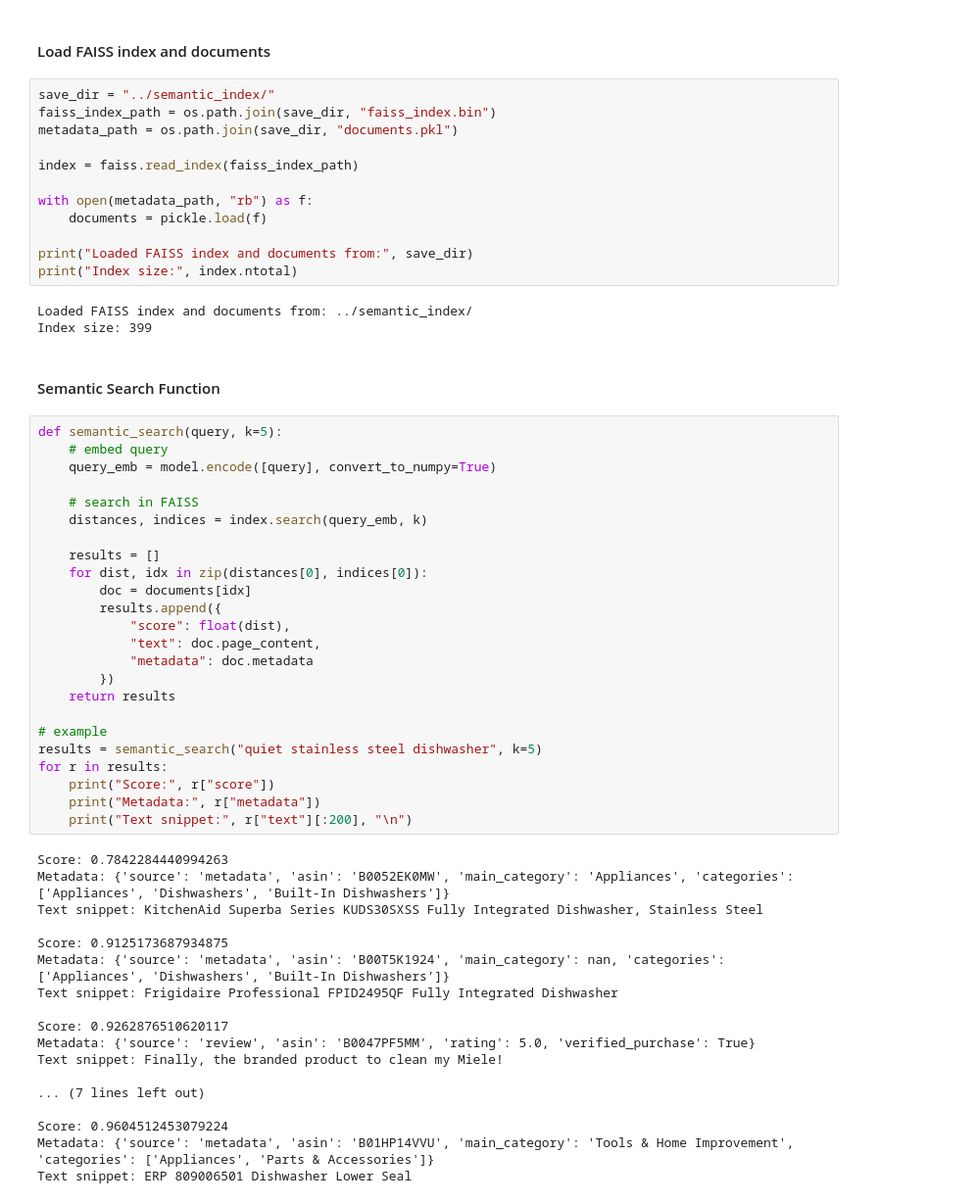
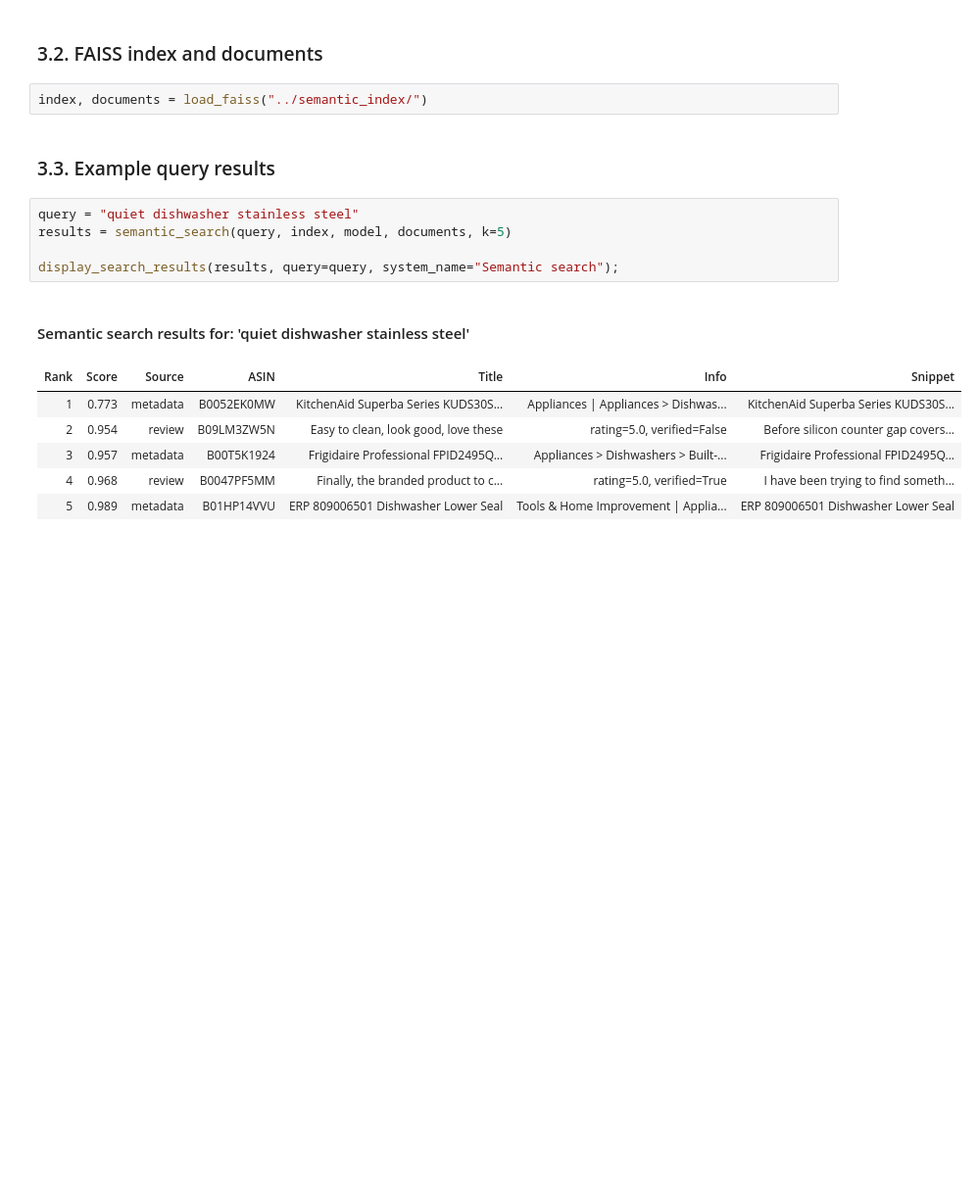
Before and after one commit to UBC-MDS/DSCI_575_project_yuhengo_mkcchoy, a Jupyter notebook: notebooks/milestone1_exploration.ipynb, the cells around one changed output. Shown at 98% size. Saved outputs shown, nothing was run; the diff lists cells and outputs as text; blank space fills up the shorter version.

Commit message:
Update notebook before evaluation

```diff
--- a/notebooks/milestone1_exploration.ipynb
+++ b/notebooks/milestone1_exploration.ipynb
@@ -338,61 +280,19 @@ Saved FAISS index and documents to: ../semantic_index/
 # %% [markdown]
-#### Load FAISS index and documents
+### 3.2. FAISS index and documents
 # %%
-save_dir = "../semantic_index/"
-faiss_index_path = os.path.join(save_dir, "faiss_index.bin")
-metadata_path = os.path.join(save_dir, "documents.pkl")
-
-index = faiss.read_index(faiss_index_path)
-
-with open(metadata_path, "rb") as f:
-    documents = pickle.load(f)
-
-print("Loaded FAISS index and documents from:", save_dir)
-print("Index size:", index.ntotal)
+index, documents = load_faiss("../semantic_index/")
-# %% [output]
-Loaded FAISS index and documents from: ../semantic_index/
-Index size: 399
-# %% [markdown]
-#### Semantic Search Function
+# %% [markdown]
+### 3.3. Example query results
 # %%
-def semantic_search(query, k=5):
-    # embed query
-    query_emb = model.encode([query], convert_to_numpy=True)
+query = "quiet dishwasher stainless steel"
+results = semantic_search(query, index, model, documents, k=5)
 
-    # search in FAISS
-    distances, indices = index.search(query_emb, k)
-
-    results = []
-    for dist, idx in zip(distances[0], indices[0]):
-        doc = documents[idx]
-        results.append({
-            "score": float(dist),
-            "text": doc.page_content,
-            "metadata": doc.metadata
-        })
-    return results
-
-# example
-results = semantic_search("quiet stainless steel dishwasher", k=5)
-for r in results:
-    print("Score:", r["score"])
-    print("Metadata:", r["metadata"])
-    print("Text snippet:", r["text"][:200], "\n")
+display_search_results(results, query=query, system_name="Semantic search");
 # %% [output]
-Score: 0.7842284440994263
-Metadata: {'source': 'metadata', 'asin': 'B0052EK0MW', 'main_category': 'Appliances', 'categories': ['Appliances', 'Dishwashers', 'Built-In Dishwashers']}
-Text snippet: KitchenAid Superba Series KUDS30SXSS Fully Integrated Dishwasher, Stainless Steel
-
-Score: 0.9125173687934875
-Metadata: {'source': 'metadata', 'asin': 'B00T5K1924', 'main_category': nan, 'categories': ['Appliances', 'Dishwashers', 'Built-In Dishwashers']}
-Text snippet: Frigidaire Professional FPID2495QF Fully Integrated Dishwasher
-
-Score: 0.9262876510620117
-Metadata: {'source': 'review', 'asin': 'B0047PF5MM', 'rating': 5.0, 'verified_purchase': True}
-Text snippet: Finally, the branded product to clean my Miele!
-
-... (7 lines left out)
-
-Score: 0.9604512453079224
-Metadata: {'source': 'metadata', 'asin': 'B01HP14VVU', 'main_category': 'Tools & Home Improvement', 'categories': ['Appliances', 'Parts & Accessories']}
-Text snippet: ERP 809006501 Dishwasher Lower Seal
+#### Semantic search results for: 'quiet dishwasher stainless steel'
+| Rank | Score | Source | ASIN | Title | Info | Snippet |
+| 1 | 0.773 | metadata | B0052EK0MW | KitchenAid Superba Series KUDS30S... | Appliances | Appliances > Dishwas... | KitchenAid Superba Series KUDS30S... |
+| 2 | 0.954 | review | B09LM3ZW5N | Easy to clean, look good, love these | rating=5.0, verified=False | Before silicon counter gap covers... |
+| 3 | 0.957 | metadata | B00T5K1924 | Frigidaire Professional FPID2495Q... | Appliances > Dishwashers > Built-... | Frigidaire Professional FPID2495Q... |
+| 4 | 0.968 | review | B0047PF5MM | Finally, the branded product to c... | rating=5.0, verified=True | I have been trying to find someth... |
+| 5 | 0.989 | metadata | B01HP14VVU | ERP 809006501 Dishwasher Lower Seal | Tools & Home Improvement | Applia... | ERP 809006501 Dishwasher Lower Seal |
```
Also changed, not shown: parts of 30 cells of this notebook, 2 other files.
